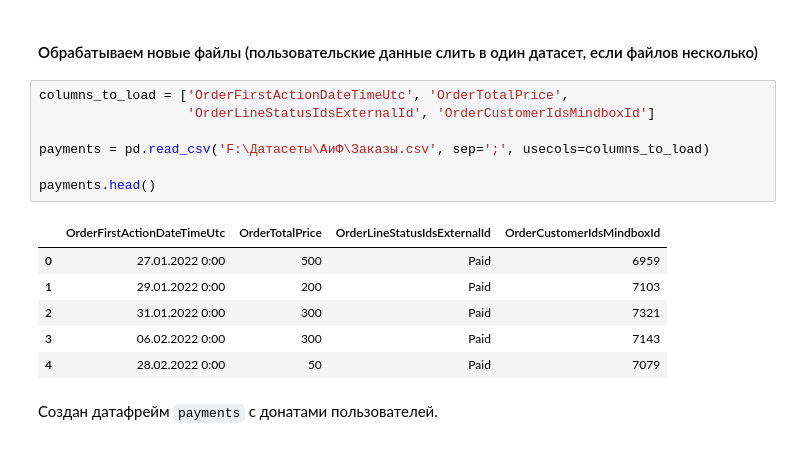
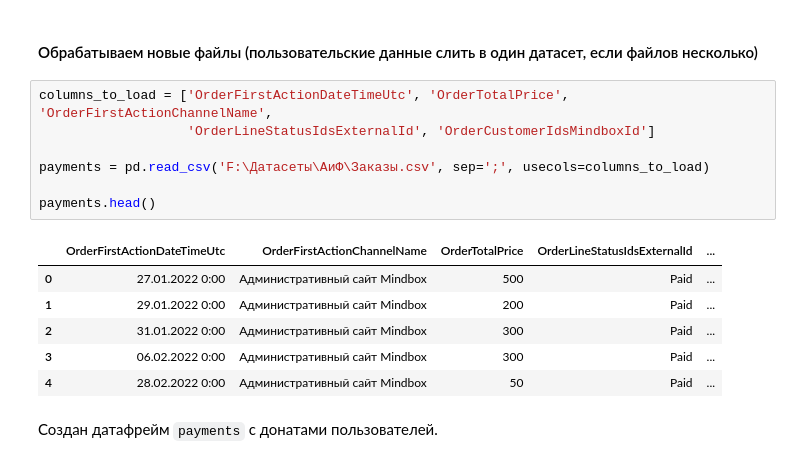
Before and after one commit to IgorRatnikov/Portfolio, a Jupyter notebook: AiF Kind Heart/kind_heart.ipynb, the cells around one changed output. Cells and saved outputs as stored; diff of their text form.

```diff
--- a/AiF Kind Heart/kind_heart.ipynb
+++ b/AiF Kind Heart/kind_heart.ipynb
@@ -135,19 +138,19 @@ else:
 # %% [markdown]
 #### Обрабатываем новые файлы (пользовательские данные слить в один датасет, если файлов несколько)
 # %%
-columns_to_load = ['OrderFirstActionDateTimeUtc', 'OrderTotalPrice',
+columns_to_load = ['OrderFirstActionDateTimeUtc', 'OrderTotalPrice', 'OrderFirstActionChannelName',
                    'OrderLineStatusIdsExternalId', 'OrderCustomerIdsMindboxId']
 
 payments = pd.read_csv('F:\Датасеты\АиФ\Заказы.csv', sep=';', usecols=columns_to_load)
 
 payments.head()
 # %% [output]
-|  | OrderFirstActionDateTimeUtc | OrderTotalPrice | OrderLineStatusIdsExternalId | OrderCustomerIdsMindboxId |
-| 0 | 27.01.2022 0:00 | 500 | Paid | 6959 |
-| 1 | 29.01.2022 0:00 | 200 | Paid | 7103 |
-| 2 | 31.01.2022 0:00 | 300 | Paid | 7321 |
-| 3 | 06.02.2022 0:00 | 300 | Paid | 7143 |
-| 4 | 28.02.2022 0:00 | 50 | Paid | 7079 |
+|  | OrderFirstActionDateTimeUtc | OrderFirstActionChannelName | OrderTotalPrice | OrderLineStatusIdsExternalId | ... |
+| 0 | 27.01.2022 0:00 | Административный сайт Mindbox | 500 | Paid | ... |
+| 1 | 29.01.2022 0:00 | Административный сайт Mindbox | 200 | Paid | ... |
+| 2 | 31.01.2022 0:00 | Административный сайт Mindbox | 300 | Paid | ... |
+| 3 | 06.02.2022 0:00 | Административный сайт Mindbox | 300 | Paid | ... |
+| 4 | 28.02.2022 0:00 | Административный сайт Mindbox | 50 | Paid | ... |
 # %% [markdown]
 Создан датафрейм `payments` c донатами пользователей.
 # %%
```
Also changed, not shown: parts of 14 cells of this notebook, 2 other files.
